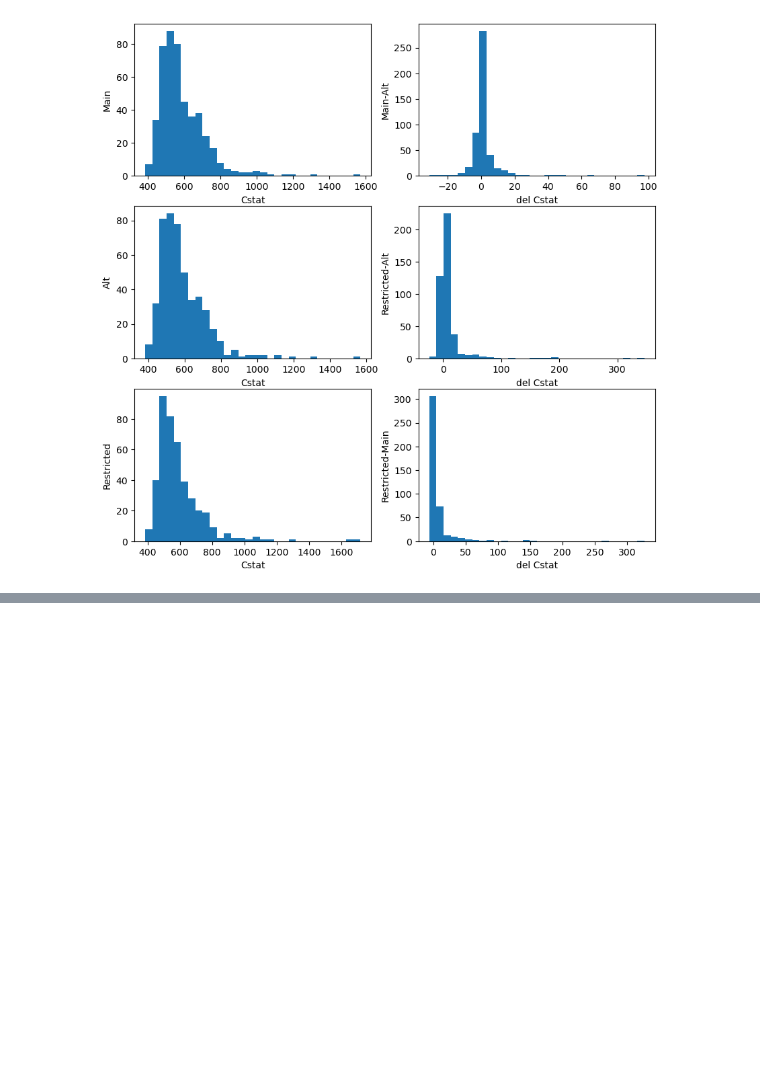
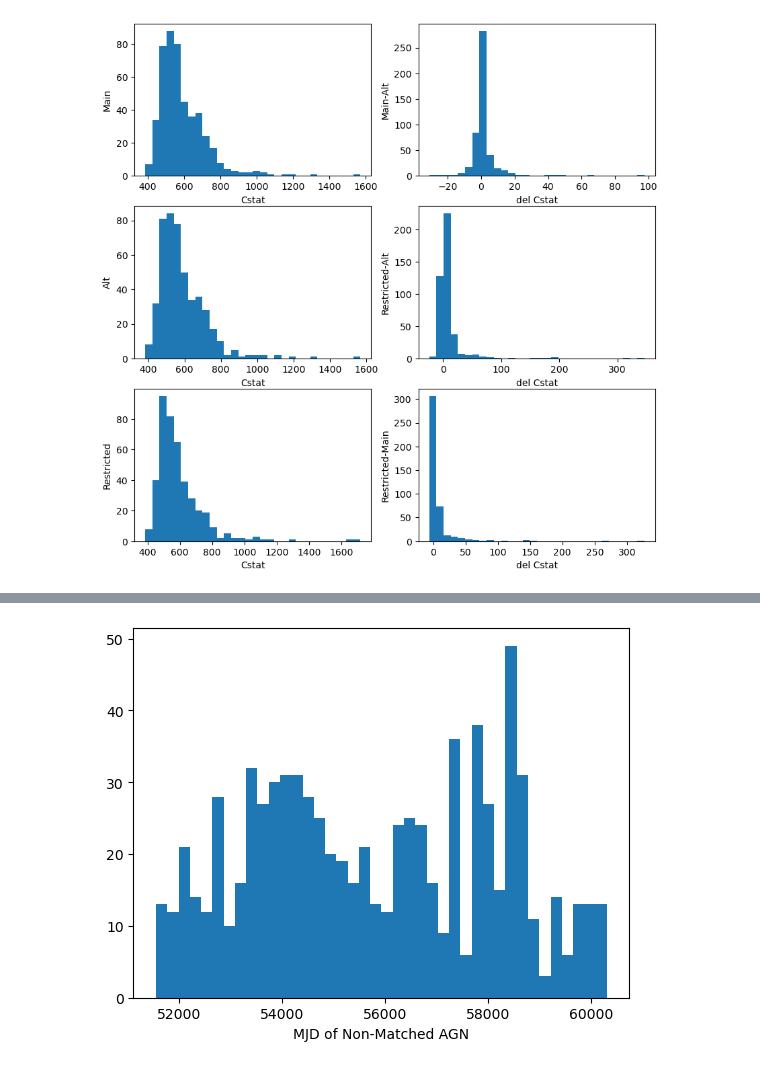
Before and after one commit to kciurleo/AGN, a Jupyter notebook: sherpa_fitting_code/solving_my_own_mysteries.ipynb, the cells around one changed output, grey strips where cells are left out. Cells and saved outputs as stored; diff of their text form; code cells hidden in the pictures; blank space fills up the shorter version.

```diff
--- a/sherpa_fitting_code/solving_my_own_mysteries.ipynb
+++ b/sherpa_fitting_code/solving_my_own_mysteries.ipynb
@@ -96,0 +167,14 @@ Index(['# ObsID', 'Cstat', 'nH', 'nH error plus', 'nH error minus', 'gamma',
+# %%
+mjds=[]
+for i in range(len(match_error['date'])):
+    try:
+        mjds.append(Time(match_error['date'][i]).mjd)
+    except:
+        mjds.append(np.nan)
+# %%
+plt.plot(figsize=[8,6])
+plt.hist(mjds, bins=40)
+plt.xlabel('MJD of Non-Matched AGN')
+plt.show()
+# %% [output]
+[figure, added]
```
Also changed, not shown: parts of 5 cells of this notebook.
